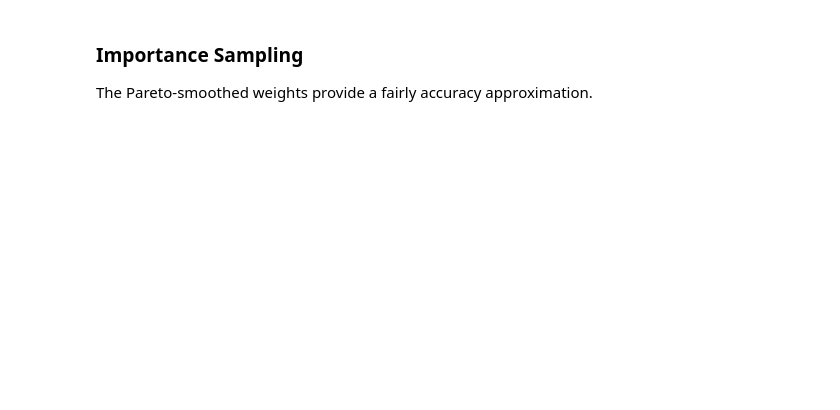
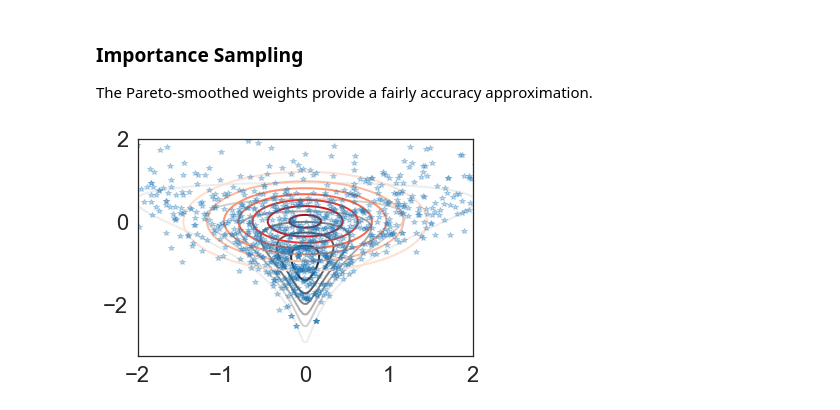
Before and after one commit to jhuggins/viabel, a Jupyter notebook: docs/source/quickstart.ipynb, the cells around one changed output. Cells and saved outputs as stored; diff of their text form; code cells hidden in the pictures; blank space fills up the shorter version.

```diff
--- a/docs/source/quickstart.ipynb
+++ b/docs/source/quickstart.ipynb
@@ -66,10 +75,12 @@ The Pareto-smoothed weights provide a fairly accuracy approximation.
 # %%
 weights = np.exp(diagnostics['smoothed_log_weights'])
 all_samples = diagnostics['samples']
 
-# for illustation, sample 1000 weights for visualization
+# sample 1000 weights for visualization
 subset = np.random.choice(all_samples.shape[1], size=1000, p=weights)
 samples = all_samples[:,subset]
 plt.plot(samples[0], samples[1], '*', alpha=.3)
-plot_approx_and_exact_contours(log_density, results['objective'].approx, results['var_param'],
+plot_approx_and_exact_contours(log_density, results['objective'].approx, results['opt_param'],
                                xlim=[-2, 2], ylim=[-3.25, 2])
+# %% [output]
+[figure, added]
```
Also changed, not shown: parts of 3 cells of this notebook, 11 other files.
